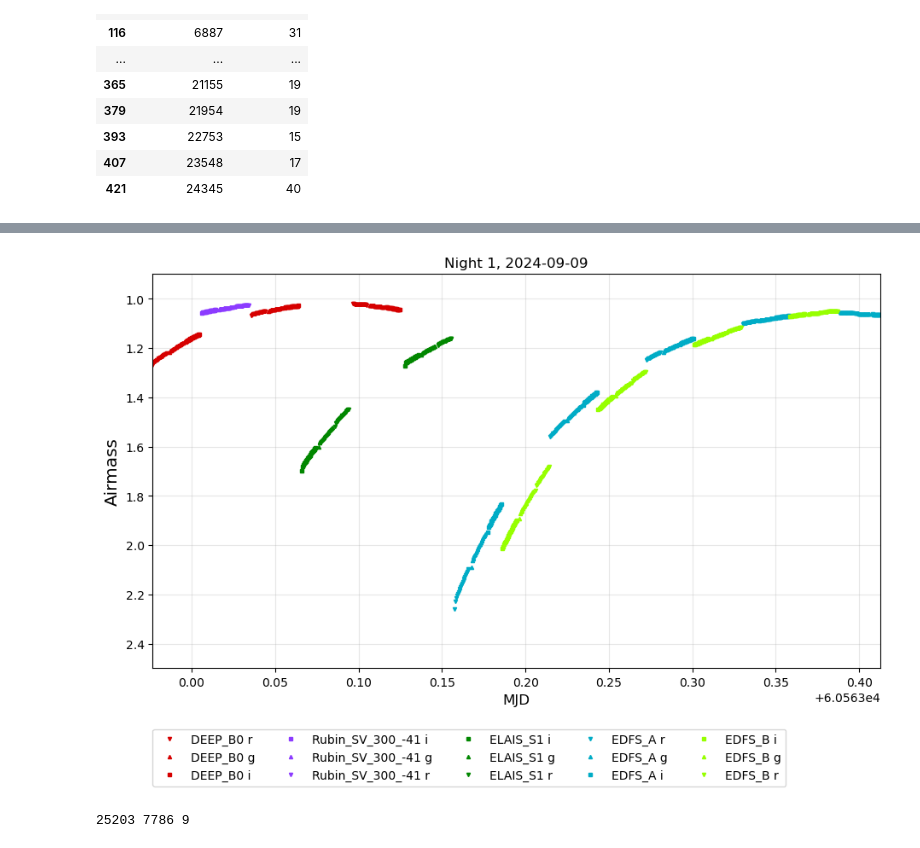
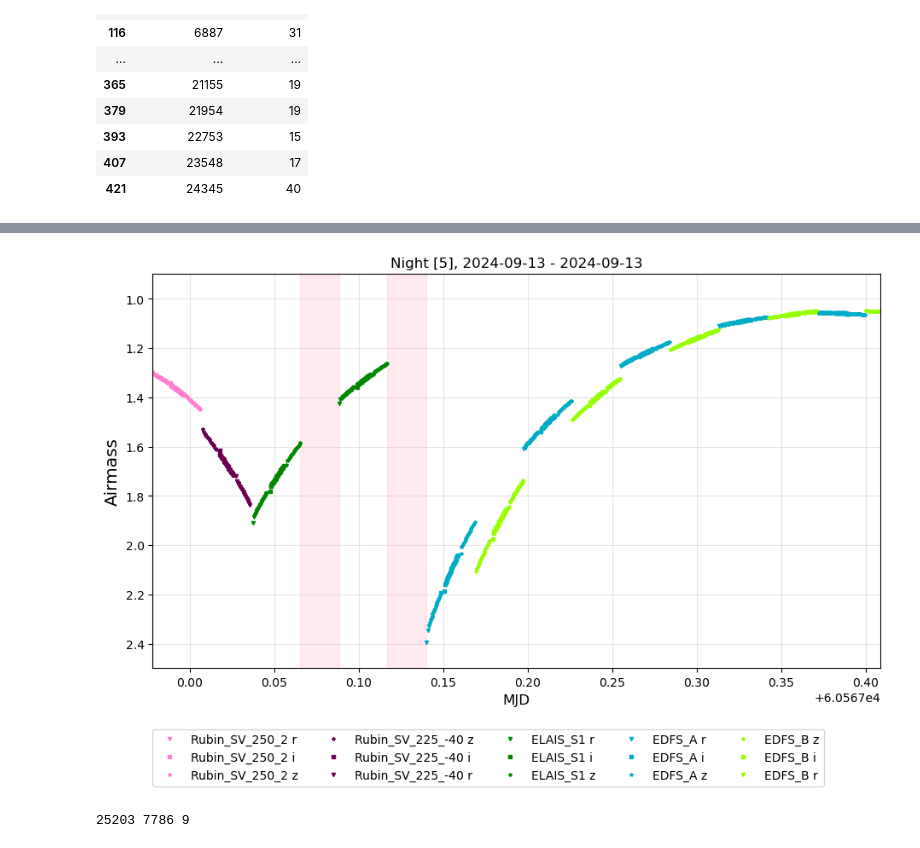
Before and after one commit to rhiannonlynne/ops_rehearsal_commissioning_2024, a Jupyter notebook: ComCam_Sims.ipynb, the cells around one changed output, grey strips where cells are left out. Saved outputs shown, nothing was run; the diff lists cells and outputs as text; code cells hidden in the pictures.

```diff
--- a/ComCam_Sims.ipynb
+++ b/ComCam_Sims.ipynb
@@ -285,37 +290,59 @@ print(breaks)
 [[60566.124130181226, 60566.14737733611], [60567.06538263201, 60567.08851129665], [60567.116796191105, 60567.14004759276]]
 # %%
-filtershapes = {'u': 'o', 'g': '^', 'r': 'v', 'i': 's', 'z': '*', 'y': 'p'}
-filtercolors = {'u': '#005BDB',
-                'g': '#3DA952',
-                'r': '#c61c00',
-                'i': '#997500',
-                'z': '#CE0D77',
-                'y': '#5d0000'}
-fieldcolors = {}
-for i, t in enumerate(visits.target.unique()):
-    fieldcolors[t] = cc.glasbey[i]
+def plot_airmass(visits, nights):
+    slew_to_next_visit = visits['slewTime'][1:]
+    expected_overheads = visits['visitTime'][:-1].values + slew_to_next_visit.values
+    # Compare to the actual time between visits
+    actual_overheads = np.diff(visits['observationStartMJD'])*24*60*60
+    # We can look at the difference to identify gaps in visits (seconds)
+    diff = np.abs(expected_overheads - actual_overheads)
+    indx = np.where((diff > 1) & (diff < 6*60*60))[0]
+    breaks = []
+    for i in indx:
+        b1 = visits.iloc[i]['observationStartMJD']
+        b2 = visits.iloc[i+1]['observationStartMJD']
+        breaks.append([b1, b2])
+
+    filtershapes = {'u': 'o', 'g': '^', 'r': 'v', 'i': 's', 'z': '*', 'y': 'p'}
+    filtercolors = {'u': '#005BDB',
+                    'g': '#3DA952',
+                    'r': '#c61c00',
+                    'i': '#997500',
+                    'z': '#CE0D77',
+                    'y': '#5d0000'}
+    fieldcolors = {}
+    for i, t in enumerate(visits.target.unique()):
+        fieldcolors[t] = cc.glasbey[i]
 
 
-plt.figure(figsize=(11, 6))
-if len(breaks) > 0:
-    for b in breaks:
-        plt.fill_between(b, 2.5, 0.0, color='pink', alpha=0.3)
+    plt.figure(figsize=(11, 6))
+    if len(breaks) > 0:
+        for b in breaks:
+            plt.fill_between(b, 2.5, 0.0, color='pink', alpha=0.3)
 
-night = 3
-for night in [1]:
-    nvisits = visits.query('night == @night')
-    for t in nvisits.target.unique():
-        vv = nvisits.query('target == @t')
-        for f in vv['filter'].unique():
-            vvf = vv.query('filter == @f')
-            label = f'{t} {f}'
-            plt.plot(vvf.observationStartMJD, vvf.airmass, linestyle='',
-                     marker=filtershapes[f], markersize=3, color=fieldcolors[t], label=label)
-plt.legend(loc=(0.00 , -0.3), ncols=len(nvisits.target.unique()))
-plt.ylim(2.5, 0.9)
-plt.xlim(nvisits.observationStartMJD.min(), nvisits.observationStartMJD.max())
-plt.grid(alpha=0.3)
-plt.xlabel("MJD", fontsize='large')
-plt.ylabel("Airmass", fontsize='x-large')
-plt.title(f"Night {night}, {Time(nvisits.observationStartMJD.min(), format='mjd', scale='utc').isot.split('T')[0]}")
+    for night in nights:
+        nvisits = visits.query('night == @night')
+        for t in nvisits.target.unique():
+            vv = nvisits.query('target == @t')
+            for f in vv['filter'].unique():
+                vvf = vv.query('filter == @f')
+                label = f'{t} {f}'
+                plt.plot(vvf.observationStartMJD, vvf.airmass, linestyle='',
+                         marker=filtershapes[f], markersize=3, color=fieldcolors[t], label=label)
+    plt.legend(loc=(0.00 , -0.3), ncols=len(nvisits.target.unique()))
+    plt.ylim(2.5, 0.9)
+    n = nights[0]
+    tmin = visits.query('night == @n').observationStartMJD.min()
+    n = nights[-1]
+    tmax = visits.query('night == @n').observationStartMJD.max()
+    plt.xlim(tmin, tmax)
+    plt.grid(alpha=0.3)
+    plt.xlabel("MJD", fontsize='large')
+    plt.ylabel("Airmass", fontsize='x-large')
+    plt.title(f"Night {nights}, {Time(tmin, format='mjd', scale='utc').isot.split('T')[0]} - {Time(tmax-1, format='mjd', scale='utc').isot.split('T')[0]}")
+
+
+plot_airmass(visits, nights=[5])
+
+# still some more debugging of survey setup required
 # %% [output]
@@ -323,4 +349,4 @@ Text(0.5, 1.0, 'Night 1, 2024-09-09')
-[figure, old version]
+[figure, new version]
 # %%
 # For more debugging:
 # Find visit number, return observatory and scheduler to that state, and see.
```
Also changed, not shown: parts of 4 cells of this notebook.
